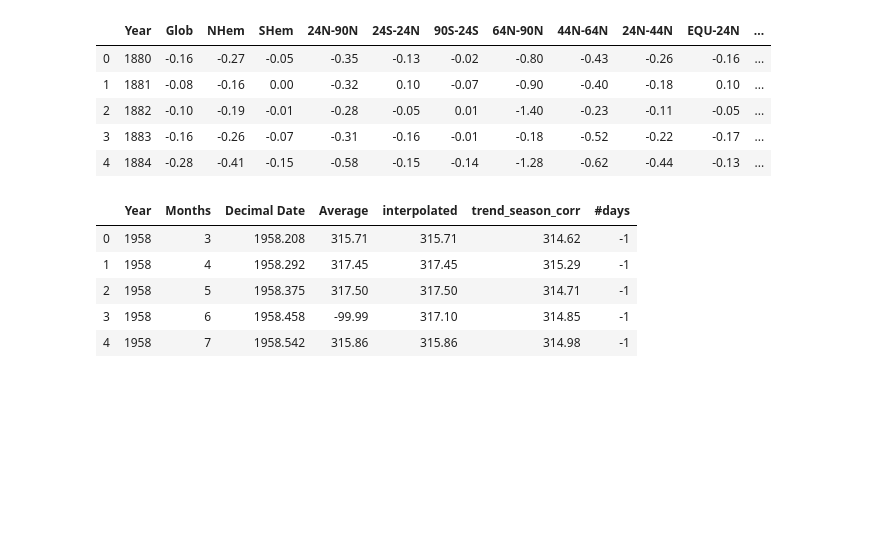
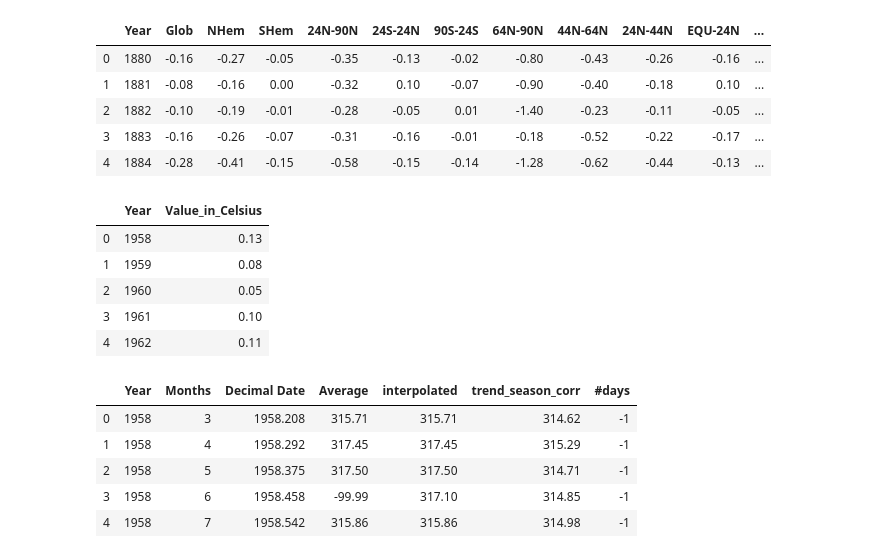
Before and after one commit to D-3nvironmentalist/Climate_Change_Project, a Jupyter notebook: SQL load in.ipynb, the cells around one changed output. Saved outputs shown, nothing was run; the diff lists cells and outputs as text; code cells hidden in the pictures; blank space fills up the shorter version.

Commit message:
global_anomalies

```diff
--- a/SQL load in.ipynb
+++ b/SQL load in.ipynb
@@ -38,6 +38,18 @@ zonal_annual_means_df.head()
 | 2 | 1882 | -0.10 | -0.19 | -0.01 | -0.28 | -0.05 | 0.01 | -1.40 | -0.23 | -0.11 | -0.05 | ... |
 | 3 | 1883 | -0.16 | -0.26 | -0.07 | -0.31 | -0.16 | -0.01 | -0.18 | -0.52 | -0.22 | -0.17 | ... |
 | 4 | 1884 | -0.28 | -0.41 | -0.15 | -0.58 | -0.15 | -0.14 | -1.28 | -0.62 | -0.44 | -0.13 | ... |
+# %%
+#importing dataset 4
+csv_file = "static/data/Global_Temp_Anomalies.csv"
+global_anomalies_df = pd.read_csv(csv_file)
+global_anomalies_df.head()
+# %% [output]
+|  | Year | Value_in_Celsius |
+| 0 | 1958 | 0.13 |
+| 1 | 1959 | 0.08 |
+| 2 | 1960 | 0.05 |
+| 3 | 1961 | 0.10 |
+| 4 | 1962 | 0.11 |
 # %%
 #transforming dataset 1
 new_carbon_dioxide_df = carbon_dioxide_df.rename(columns={"average": "Average", "trend_season _corr)": "trend_season_corr"})
```
Also changed, not shown: parts of 6 cells of this notebook, 1 other file.
